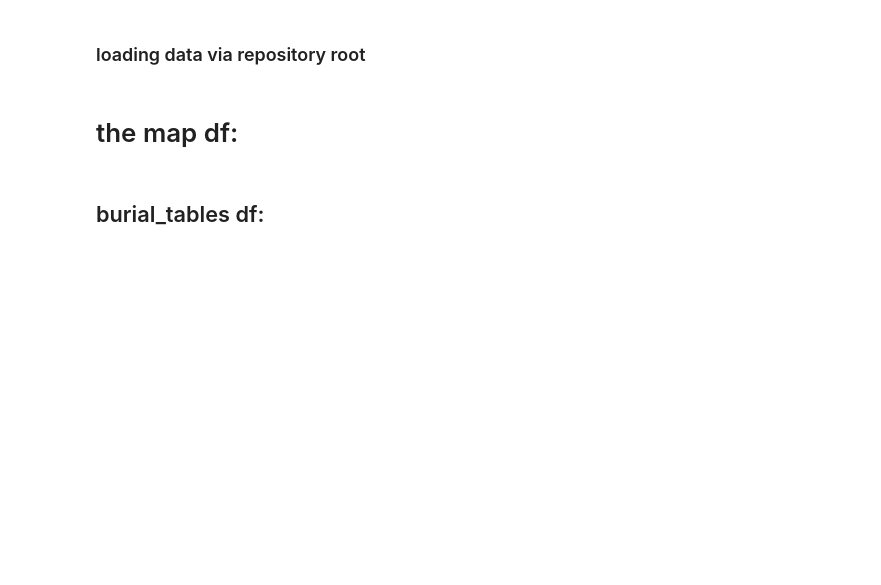
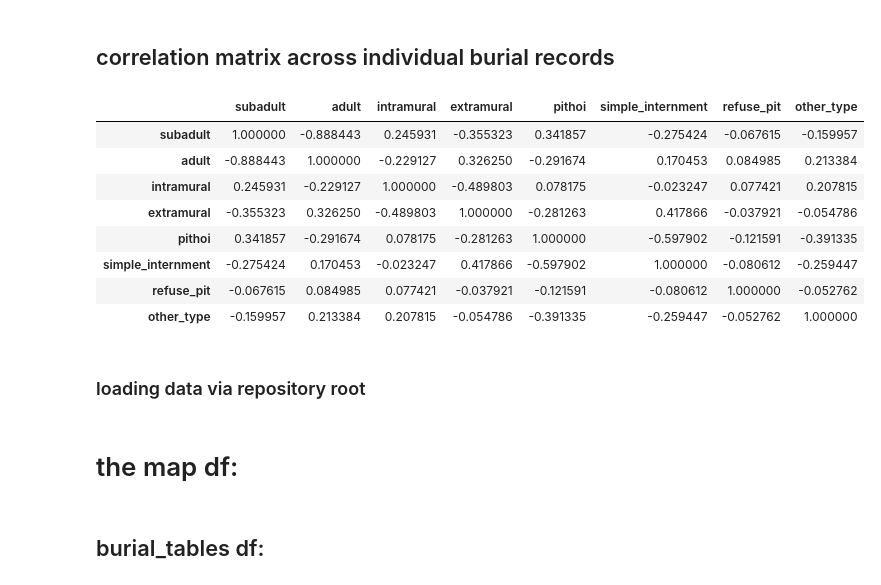
Before and after one commit to Woozerdcaster/archyviz, a Jupyter notebook: notebooks/final_project/site-interface.ipynb, the cells around one changed output. Saved outputs shown, nothing was run; the diff lists cells and outputs as text; code cells hidden in the pictures; blank space fills up the shorter version.

```diff
--- a/notebooks/final_project/site-interface.ipynb
+++ b/notebooks/final_project/site-interface.ipynb
@@ -18,0 +38,31 @@ topo_tiles = EsriShadedRelief(cache=True)
+# %%
+# Normalize category values for consistent matching; leave missing values missing.
+age = allburials_raw["age_category"].astype("string").str.strip().str.lower()
+location = allburials_raw["location"].astype("string").str.strip().str.lower()
+burial_type = allburials_raw["type"].astype("string").str.strip().str.lower()
+
+burials_df = pd.DataFrame({
+    "site": allburials_raw["site"],
+    "subadult": age.isin(["infant", "subadult"]).astype(int),
+    "adult": age.eq("adult").astype(int),
+    "intramural": location.eq("intramural").astype(int),
+    "extramural": location.eq("extramural").astype(int),
+    "pithoi": burial_type.eq("pithoi").astype(int),
+    "simple_internment": burial_type.isin(
+        ["simple internment", "simple interment"]
+    ).astype(int),
+    "refuse_pit": burial_type.eq("refuse pit").astype(int),
+    "other_type": (
+        burial_type.notna()
+        & burial_type.ne("unknown")
+        & ~burial_type.isin([
+            "pithoi",
+            "simple internment",
+            "simple interment",
+            "refuse pit",
+        ])
+    ).astype(int),
+})
+
+display(burials_df.head())
+print(burials_df.sum(numeric_only=True))
@@ -19,3 +85,20 @@ topo_tiles = EsriShadedRelief(cache=True)
+# %% [markdown]
+## correlation matrix across individual burial records
+# %%
+burial_features = burials_df.columns.drop("site")
+burial_corr = burials_df[burial_features].corr()
+
+display(burial_corr)
+# %% [output]
+|  | subadult | adult | intramural | extramural | pithoi | simple_internment | refuse_pit | other_type |
+| subadult | 1.000000 | -0.888443 | 0.245931 | -0.355323 | 0.341857 | -0.275424 | -0.067615 | -0.159957 |
+| adult | -0.888443 | 1.000000 | -0.229127 | 0.326250 | -0.291674 | 0.170453 | 0.084985 | 0.213384 |
+| intramural | 0.245931 | -0.229127 | 1.000000 | -0.489803 | 0.078175 | -0.023247 | 0.077421 | 0.207815 |
+| extramural | -0.355323 | 0.326250 | -0.489803 | 1.000000 | -0.281263 | 0.417866 | -0.037921 | -0.054786 |
+| pithoi | 0.341857 | -0.291674 | 0.078175 | -0.281263 | 1.000000 | -0.597902 | -0.121591 | -0.391335 |
+| simple_internment | -0.275424 | 0.170453 | -0.023247 | 0.417866 | -0.597902 | 1.000000 | -0.080612 | -0.259447 |
+| refuse_pit | -0.067615 | 0.084985 | 0.077421 | -0.037921 | -0.121591 | -0.080612 | 1.000000 | -0.052762 |
+| other_type | -0.159957 | 0.213384 | 0.207815 | -0.054786 | -0.391335 | -0.259447 | -0.052762 | 1.000000 |
 # %%
 %matplotlib widget
 # %% [markdown]
```
Also changed, not shown: parts of 4 cells of this notebook.
